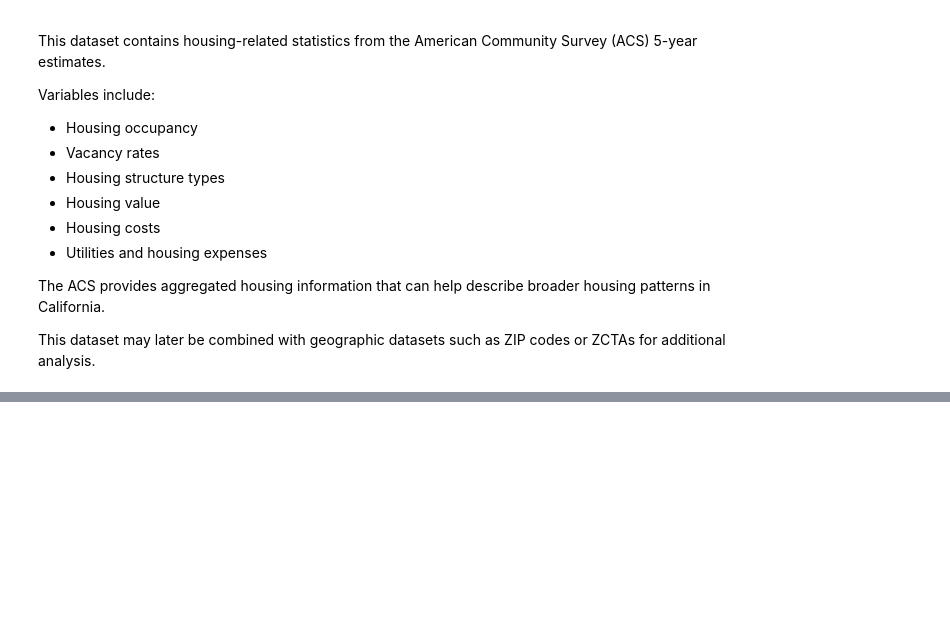
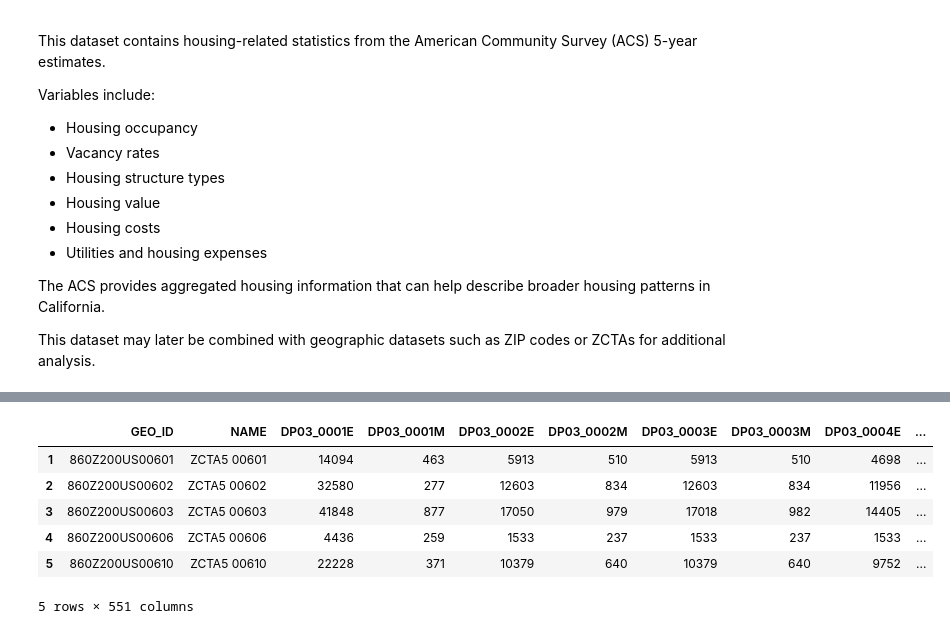
Before and after one commit to nengmao888/math189-final-project, a Jupyter notebook: data/math_189_datasets.ipynb, the cells around one changed output, grey strips where cells are left out. Cells and saved outputs as stored; diff of their text form; code cells hidden in the pictures; blank space fills up the shorter version.

Commit message:
Clean datasets and reorganize project structure

```diff
--- a/data/math_189_datasets.ipynb
+++ b/data/math_189_datasets.ipynb
@@ -473,8 +748,9 @@ This dataset may later be combined with geographic datasets such as ZIP codes or
 # Load ACS Housing dataset
 
 acs_housing_data = pd.read_csv(
-    'ACSDP5Y2024.DP04-2026-05-25T090804.csv'
+     '../data/raw/ACSDP5Y2024.DP03_2026-05-25T014948/ACSDP5Y2024.DP03-Data.csv'
 )
 
 # Preview first rows
+
 acs_housing_data.head()
@@ -481,4 +765,14 @@ acs_housing_data.head()
 # %%
-# Check dataset dimensions
+# Remove metadata row
 
-print(acs_housing_data.shape)
+acs = acs_housing_data.iloc[1:].copy()
+
+acs.head()
+# %% [output]
+|  | GEO_ID | NAME | DP03_0001E | DP03_0001M | DP03_0002E | DP03_0002M | DP03_0003E | DP03_0003M | DP03_0004E | ... |
+| 1 | 860Z200US00601 | ZCTA5 00601 | 14094 | 463 | 5913 | 510 | 5913 | 510 | 4698 | ... |
+| 2 | 860Z200US00602 | ZCTA5 00602 | 32580 | 277 | 12603 | 834 | 12603 | 834 | 11956 | ... |
+| 3 | 860Z200US00603 | ZCTA5 00603 | 41848 | 877 | 17050 | 979 | 17018 | 982 | 14405 | ... |
+| 4 | 860Z200US00606 | ZCTA5 00606 | 4436 | 259 | 1533 | 237 | 1533 | 237 | 1533 | ... |
+| 5 | 860Z200US00610 | ZCTA5 00610 | 22228 | 371 | 10379 | 640 | 10379 | 640 | 9752 | ... |
+5 rows × 551 columns
```
Also changed, not shown: parts of 40 cells of this notebook, 22 other files.
